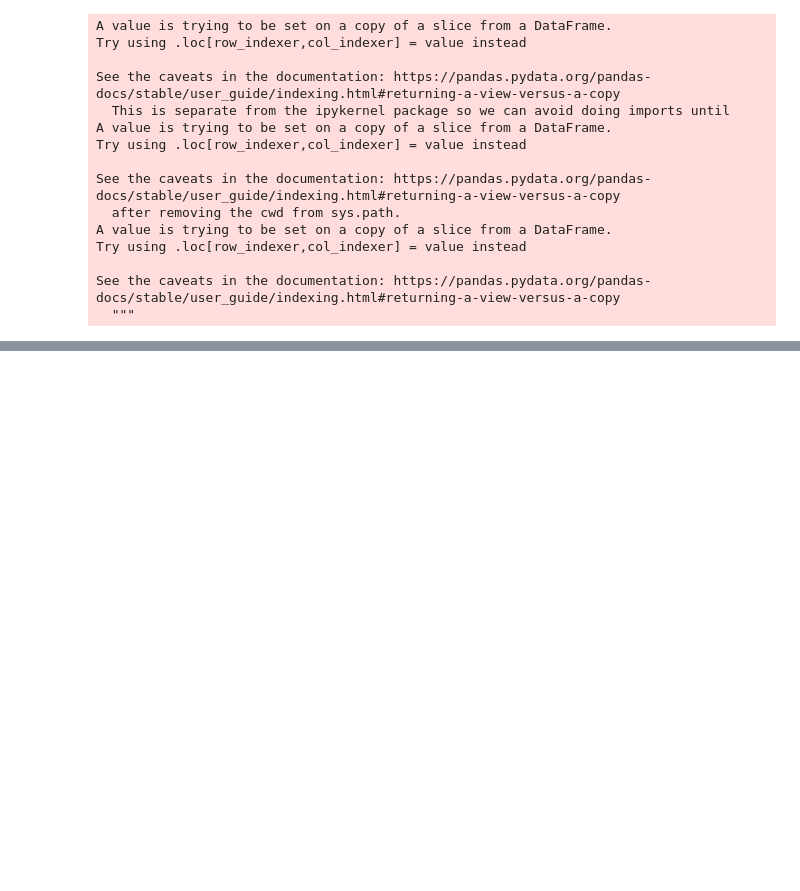
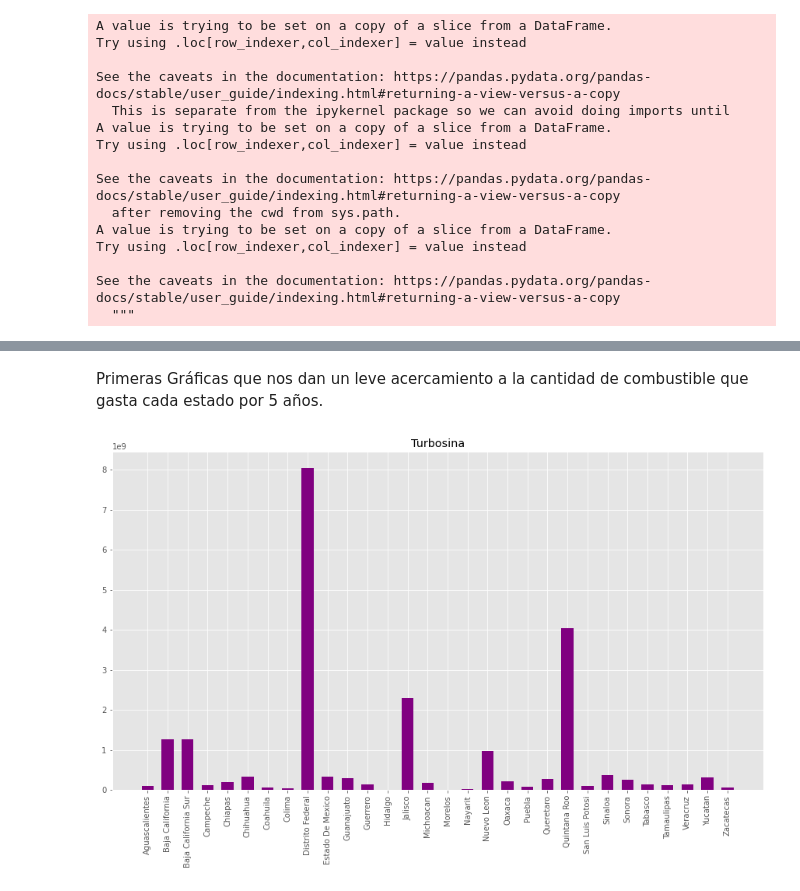
Before and after one commit to KarlaBalog/Proyecto_ASE, a Jupyter notebook: ASE.ipynb, the cells around one changed output, grey strips where cells are left out. Saved outputs shown, nothing was run; the diff lists cells and outputs as text; code cells hidden in the pictures; blank space fills up the shorter version.

```diff
--- a/ASE.ipynb
+++ b/ASE.ipynb
@@ -865,7 +865,7 @@ Puebla_2021_Gas=Puebla_2021_Gas.reset_index()
 # %%
 #QUERETARO
 #Querétaro1 contiene a el estado de Querétaro que usa Turbosina
-Querétaro_Turbo=Turbos.loc[:,"Estado"]=="Querétaro"#De aquellos estados que usan el combustible de Turbosina, separo solo lo que son de Querétaro y así haré con cada uno de los estados
+Querétaro_Turbo=Turbos.loc[:,"Estado"]=="Queretaro"#De aquellos estados que usan el combustible de Turbosina, separo solo lo que son de Querétaro y así haré con cada uno de los estados
 Querétaro1=Turbos.loc[Querétaro_Turbo]
 #En Queretaro_2017 tengo al estado de Queretaro con combustible de Turbosina y que sus cargas de combustible en 2017
 Querétaro_2017_Turbo=Querétaro1[Querétaro1.Aniomes.isin([201701, 201702, 201703, 201704, 201705, 201706, 201707, 201708, 201709, 201710, 201711, 201712])]#Lo que hago aquí es obtener la información que ocurrio durnate todo el 2017 para posteriormente sumarlo
@@ -1647,19 +1647,19 @@ Gasavion_Total=Gasavion_Total.append(fila_2021, ignore_index=True)
 # %%
 #ESTADO DE MEXICO
 #Se agrega la fila que da los datos del 2017
-fila_2017={"Estado": "Estado de Mexico", "Aniomes": "2017", "Tipo Combustible": "Turbosina", "Litros de combustible suministrado": EstadodeMexico_2017_Turbo["Litros de combustible suministrado"].sum(), "Servicios realizados": EstadodeMexico_2017_Turbo["Servicios realizados"].sum()}
+fila_2017={"Estado": "Estado De Mexico", "Aniomes": "2017", "Tipo Combustible": "Turbosina", "Litros de combustible suministrado": EstadodeMexico_2017_Turbo["Litros de combustible suministrado"].sum(), "Servicios realizados": EstadodeMexico_2017_Turbo["Servicios realizados"].sum()}
 Turbosina_Total=Turbosina_Total.append(fila_2017, ignore_index=True)
 #Se agrega la fila que da los datos del 2018
-fila_2018={"Estado": "Estado de Mexico", "Aniomes": "2018", "Tipo Combustible": "Turbosina", "Litros de combustible suministrado": EstadodeMexico_2018_Turbo["Litros de combustible suministrado"].sum(), "Servicios realizados": EstadodeMexico_2018_Turbo["Servicios realizados"].sum()}
+fila_2018={"Estado": "Estado De Mexico", "Aniomes": "2018", "Tipo Combustible": "Turbosina", "Litros de combustible suministrado": EstadodeMexico_2018_Turbo["Litros de combustible suministrado"].sum(), "Servicios realizados": EstadodeMexico_2018_Turbo["Servicios realizados"].sum()}
 Turbosina_Total=Turbosina_Total.append(fila_2018, ignore_index=True)
 #Se agrega la fila que da los datos del 2019
-fila_2019={"Estado": "Estado de Mexico", "Aniomes": "2019", "Tipo Combustible": "Turbosina", "Litros de combustible suministrado": EstadodeMexico_2019_Turbo["Litros de combustible suministrado"].sum(), "Servicios realizados": EstadodeMexico_2019_Turbo["Servicios realizados"].sum()}
+fila_2019={"Estado": "Estado De Mexico", "Aniomes": "2019", "Tipo Combustible": "Turbosina", "Litros de combustible suministrado": EstadodeMexico_2019_Turbo["Litros de combustible suministrado"].sum(), "Servicios realizados": EstadodeMexico_2019_Turbo["Servicios realizados"].sum()}
 Turbosina_Total=Turbosina_Total.append(fila_2019, ignore_index=True)
 #Se agrega la fila que da los datos del 2020
-fila_2020={"Estado": "Estado de Mexico", "Aniomes": "2020", "Tipo Combustible": "Turbosina", "Litros de combustible suministrado": EstadodeMexico_2020_Turbo["Litros de combustible suministrado"].sum(), "Servicios realizados": EstadodeMexico_2020_Turbo["Servicios realizados"].sum()}
+fila_2020={"Estado": "Estado De Mexico", "Aniomes": "2020", "Tipo Combustible": "Turbosina", "Litros de combustible suministrado": EstadodeMexico_2020_Turbo["Litros de combustible suministrado"].sum(), "Servicios realizados": EstadodeMexico_2020_Turbo["Servicios realizados"].sum()}
 Turbosina_Total=Turbosina_Total.append(fila_2020, ignore_index=True)
 #Se agrega la fila que da los datos del 2021
-fila_2021={"Estado": "Estado de Mexico", "Aniomes": "2021", "Tipo Combustible": "Turbosina", "Litros de combustible suministrado": EstadodeMexico_2021_Turbo["Litros de combustible suministrado"].sum(), "Servicios realizados": EstadodeMexico_2021_Turbo["Servicios realizados"].sum()}
+fila_2021={"Estado": "Estado De Mexico", "Aniomes": "2021", "Tipo Combustible": "Turbosina", "Litros de combustible suministrado": EstadodeMexico_2021_Turbo["Litros de combustible suministrado"].sum(), "Servicios realizados": EstadodeMexico_2021_Turbo["Servicios realizados"].sum()}
 Turbosina_Total=Turbosina_Total.append(fila_2021, ignore_index=True)
 # %%
 #ESTADODEMEXICO
@@ -2021,19 +2021,19 @@ Gasavion_Total=Gasavion_Total.append(fila_2021, ignore_index=True)
 # %%
 #QUERETARO
 #Se agrega la fila que da los datos del 2017
-fila_2017={"Estado": "Querétaro", "Aniomes": "2017", "Tipo Combustible": "Turbosina", "Litros de combustible suministrado": Querétaro_2017_Turbo["Litros de combustible suministrado"].sum(), "Servicios realizados": Querétaro_2017_Turbo["Servicios realizados"].sum()}
+fila_2017={"Estado": "Queretaro", "Aniomes": "2017", "Tipo Combustible": "Turbosina", "Litros de combustible suministrado": Querétaro_2017_Turbo["Litros de combustible suministrado"].sum(), "Servicios realizados": Querétaro_2017_Turbo["Servicios realizados"].sum()}
 Turbosina_Total=Turbosina_Total.append(fila_2017, ignore_index=True)
 #Se agrega la fila que da los datos del 2018
-fila_2018={"Estado": "Querétaro", "Aniomes": "2018", "Tipo Combustible": "Turbosina", "Litros de combustible suministrado": Querétaro_2018_Turbo["Litros de combustible suministrado"].sum(), "Servicios realizados": Querétaro_2018_Turbo["Servicios realizados"].sum()}
+fila_2018={"Estado": "Queretaro", "Aniomes": "2018", "Tipo Combustible": "Turbosina", "Litros de combustible suministrado": Querétaro_2018_Turbo["Litros de combustible suministrado"].sum(), "Servicios realizados": Querétaro_2018_Turbo["Servicios realizados"].sum()}
 Turbosina_Total=Turbosina_Total.append(fila_2018, ignore_index=True)
 #Se agrega la fila que da los datos del 2019
-fila_2019={"Estado": "Querétaro", "Aniomes": "2019", "Tipo Combustible": "Turbosina", "Litros de combustible suministrado": Querétaro_2019_Turbo["Litros de combustible suministrado"].sum(), "Servicios realizados": Querétaro_2019_Turbo["Servicios realizados"].sum()}
+fila_2019={"Estado": "Queretaro", "Aniomes": "2019", "Tipo Combustible": "Turbosina", "Litros de combustible suministrado": Querétaro_2019_Turbo["Litros de combustible suministrado"].sum(), "Servicios realizados": Querétaro_2019_Turbo["Servicios realizados"].sum()}
 Turbosina_Total=Turbosina_Total.append(fila_2019, ignore_index=True)
 #Se agrega la fila que da los datos del 2020
-fila_2020={"Estado": "Querétaro", "Aniomes": "2020", "Tipo Combustible": "Turbosina", "Litros de combustible suministrado": Querétaro_2020_Turbo["Litros de combustible suministrado"].sum(), "Servicios realizados": Querétaro_2020_Turbo["Servicios realizados"].sum()}
+fila_2020={"Estado": "Queretaro", "Aniomes": "2020", "Tipo Combustible": "Turbosina", "Litros de combustible suministrado": Querétaro_2020_Turbo["Litros de combustible suministrado"].sum(), "Servicios realizados": Querétaro_2020_Turbo["Servicios realizados"].sum()}
 Turbosina_Total=Turbosina_Total.append(fila_2020, ignore_index=True)
 #Se agrega la fila que da los datos del 2021
-fila_2021={"Estado": "Querétaro", "Aniomes": "2021", "Tipo Combustible": "Turbosina", "Litros de combustible suministrado": Querétaro_2021_Turbo["Litros de combustible suministrado"].sum(), "Servicios realizados": Querétaro_2021_Turbo["Servicios realizados"].sum()}
+fila_2021={"Estado": "Queretaro", "Aniomes": "2021", "Tipo Combustible": "Turbosina", "Litros de combustible suministrado": Querétaro_2021_Turbo["Litros de combustible suministrado"].sum(), "Servicios realizados": Querétaro_2021_Turbo["Servicios realizados"].sum()}
 Turbosina_Total=Turbosina_Total.append(fila_2021, ignore_index=True)
 # %%
 #QUERETARO
@@ -2377,6 +2377,10 @@ Colima=Turbosina_Total.loc[:,"Estado"]=="Colima"
 Colima1=Turbosina_Total.loc[Colima]
 DistritoFederal=Turbosina_Total.loc[:,"Estado"]=="Distrito Federal"
 DistritoFederal1=Turbosina_Total.loc[DistritoFederal]
+Durango=Turbosina_Total.loc[:,"Estado"]=="Durango"
+Durango1=Turbosina_Total.loc[Durango]
+EstadodeMexico=Turbosina_Total.loc[:,"Estado"]=="Estado De Mexico"
+EstadodeMexico1=Turbosina_Total.loc[EstadodeMexico]
 Guanajuato=Turbosina_Total.loc[:,"Estado"]=="Guanajuato"
 Guanajuato1=Turbosina_Total.loc[Guanajuato]
 Guerrero=Turbosina_Total.loc[:,"Estado"]=="Guerrero"
@@ -2648,0 +2619,13 @@ Gasavion_Resumen
+# %% [markdown]
+Primeras Gráficas que nos dan un leve acercamiento a la cantidad de combustible que gasta cada estado por 5 años.
+# %%
+height= list(Turbosina_Resumen['Litros de combustible suministrado'])
+bars = list(Turbosina_Resumen['Estado'])
+plt.style.use("ggplot")
+plt.figure(figsize=(15,8))
+plt.bar(bars, height, color='purple', width=0.6)
+plt.xticks(rotation=90)
+plt. title("Turbosina")
+plt.show()
+# %% [output]
+[figure, added]
```
Also changed, not shown: parts of 18 cells of this notebook.
